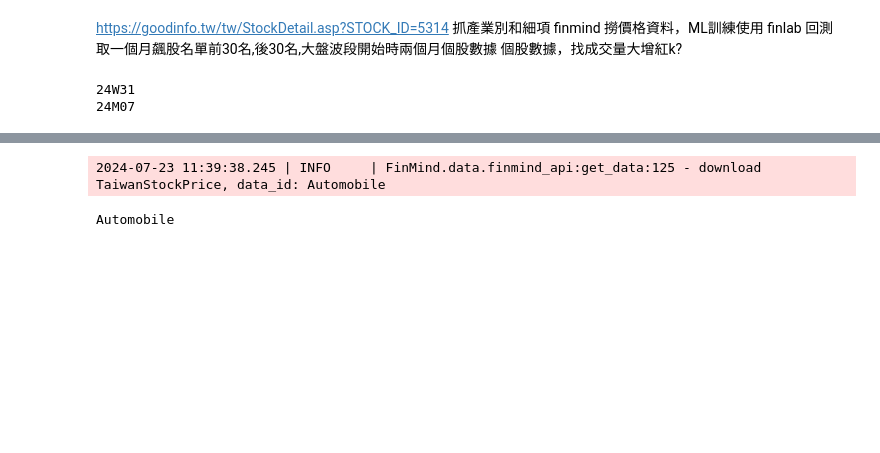
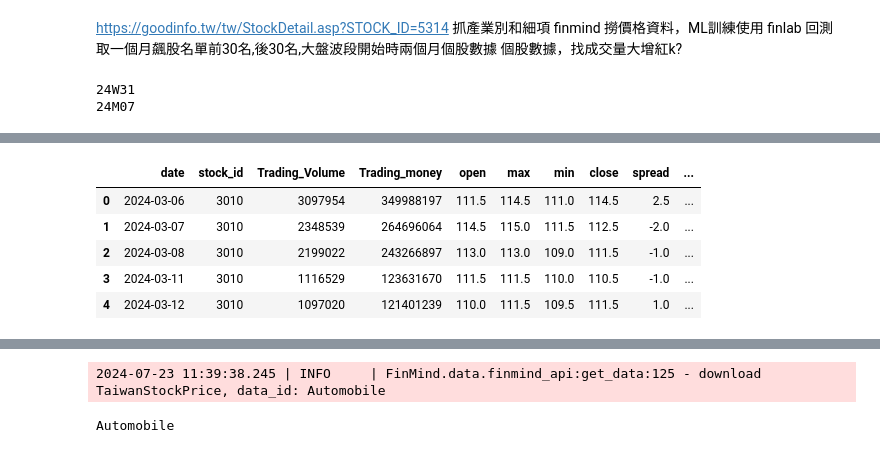
Before and after one commit to dreyhsu/TWSectorScreener, a Jupyter notebook: finmind_test.ipynb, the cells around one changed output, grey strips where cells are left out. Saved outputs shown, nothing was run; the diff lists cells and outputs as text; code cells hidden in the pictures; blank space fills up the shorter version.

```diff
--- a/finmind_test.ipynb
+++ b/finmind_test.ipynb
@@ -37,3 +37,21 @@ print(convert_format("M_2407"))  # Output: 24M07
 # %%
 api = DataLoader()
 api.login_by_token(api_token='eyJhbGciOiJIUzI1NiIsInR5cCI6IkpXVCJ9.eyJkYXRlIjoiMjAyNC0wNi0wMSAxMjowNzoyOSIsInVzZXJfaWQiOiJkcmVfaHN1IiwiaXAiOiIzNS4yMzMuMTk5LjIyNyJ9.vdbfK7J1TixjHvBcrk4hZuFtc3oy_cpD6wNurTQuQ7o')
+# %%
+def get_data(equity_id):
+    today_obj = datetime.now()
+    today_str = today_obj.strftime('%Y-%m-%d')
+    two_month_str = (today_obj - timedelta(days=365)).strftime('%Y-%m-%d')
+    try:
+        df = pd.read_pickle(f'data/{equity_id}.pkl')
+    except:
+        df = api.taiwan_stock_daily(
+            stock_id=equity_id,
+            start_date=two_month_str,
+            end_date=today_str
+        )
+        df.to_pickle(f'data/{equity_id}.pkl')
+    return df
+df = get_data('3010')
+df.head()
+# %% [output]
@@ -40,3 +59,9 @@ api.login_by_token(api_token='eyJhbGciOiJIUzI1NiIsInR5cCI6IkpXVCJ9.eyJkYXRlIjoiM
+|  | date | stock_id | Trading_Volume | Trading_money | open | max | min | close | spread | ... |
+| 0 | 2024-03-06 | 3010 | 3097954 | 349988197 | 111.5 | 114.5 | 111.0 | 114.5 | 2.5 | ... |
+| 1 | 2024-03-07 | 3010 | 2348539 | 264696064 | 114.5 | 115.0 | 111.5 | 112.5 | -2.0 | ... |
+| 2 | 2024-03-08 | 3010 | 2199022 | 243266897 | 113.0 | 113.0 | 109.0 | 111.5 | -1.0 | ... |
+| 3 | 2024-03-11 | 3010 | 1116529 | 123631670 | 111.5 | 111.5 | 110.0 | 110.5 | -1.0 | ... |
+| 4 | 2024-03-12 | 3010 | 1097020 | 121401239 | 110.0 | 111.5 | 109.5 | 111.5 | 1.0 | ... |
 # %%
 try:
     taiwan_stock_info = pd.read_pickle(f'data/taiwan_stock_info.pkl')
```
Also changed, not shown: parts of 3 cells of this notebook, 2 other files.
